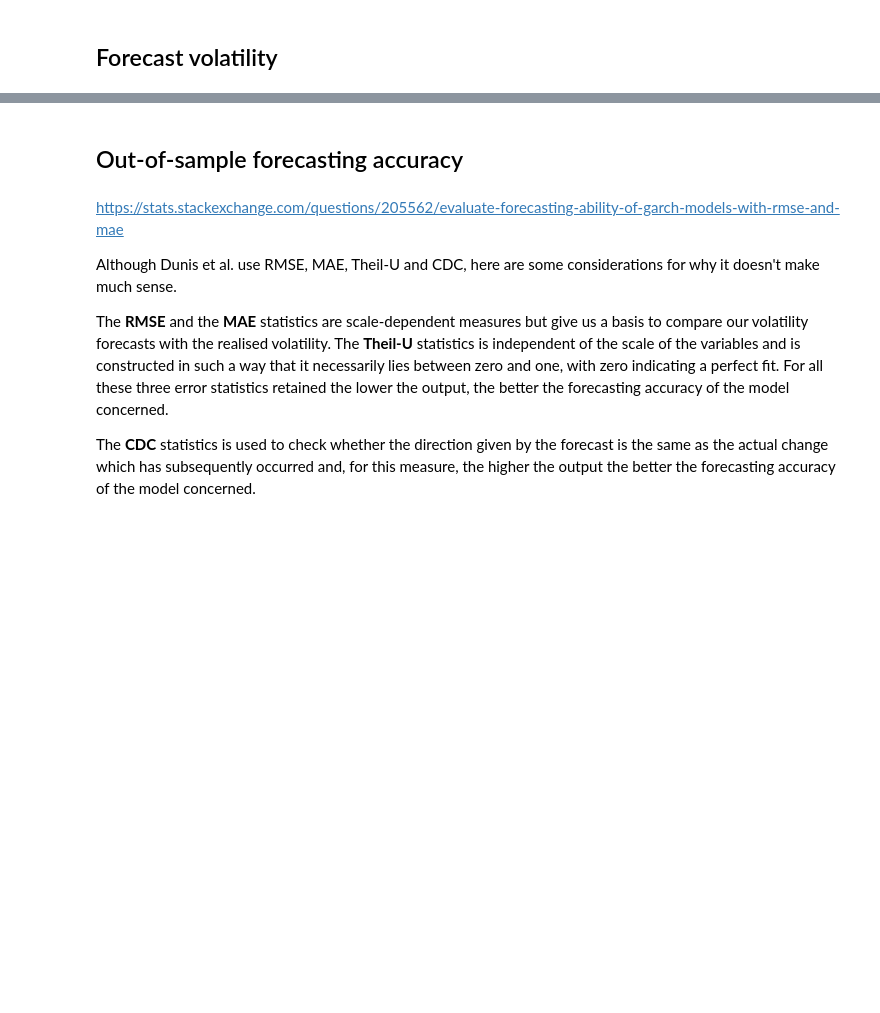
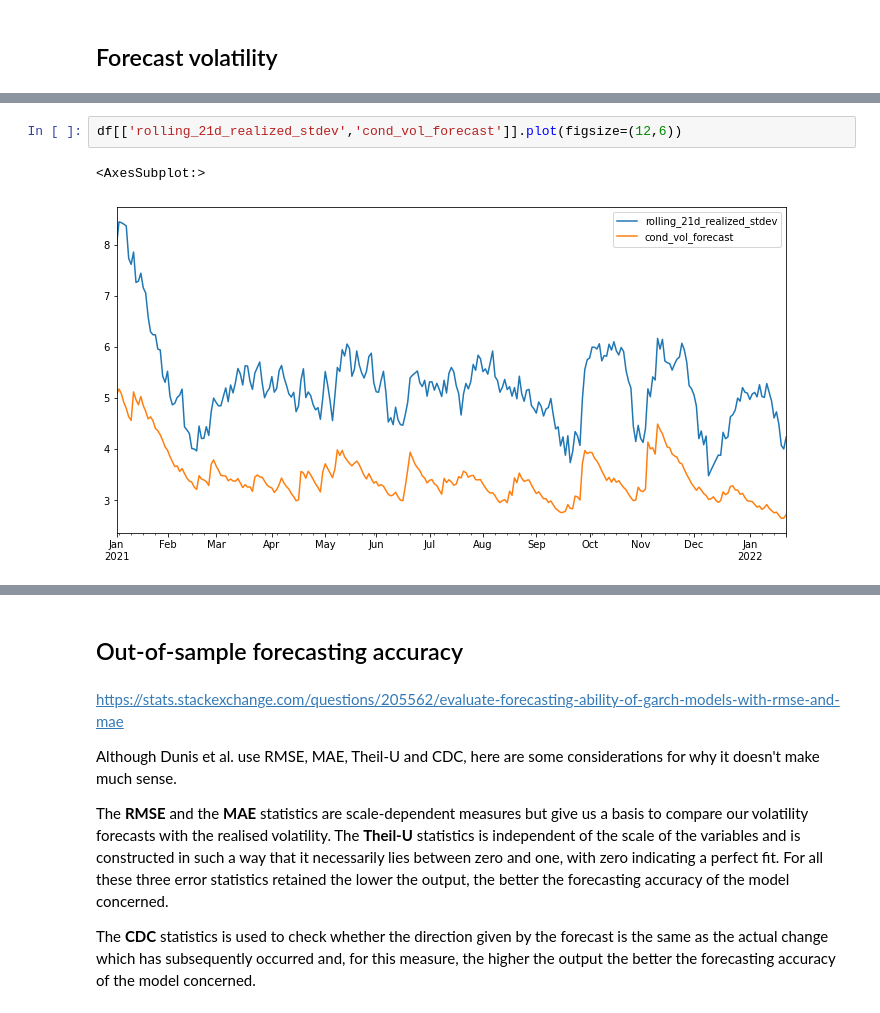
Before and after one commit to frederikbachdk/FXVolTrading, a Jupyter notebook: tradingstrategy/garch_trading.ipynb, the cells around one changed output, grey strips where cells are left out. Cells and saved outputs as stored; diff of their text form; blank space fills up the shorter version.

```diff
--- a/tradingstrategy/garch_trading.ipynb
+++ b/tradingstrategy/garch_trading.ipynb
@@ -74,0 +80,5 @@ Number of forecasts: 298
+# %%
+df[['rolling_21d_realized_stdev','cond_vol_forecast']].plot(figsize=(12,6))
+# %% [output]
+<AxesSubplot:>
+[figure, added]
```
Also changed, not shown: parts of 18 cells of this notebook, 7 other files.
